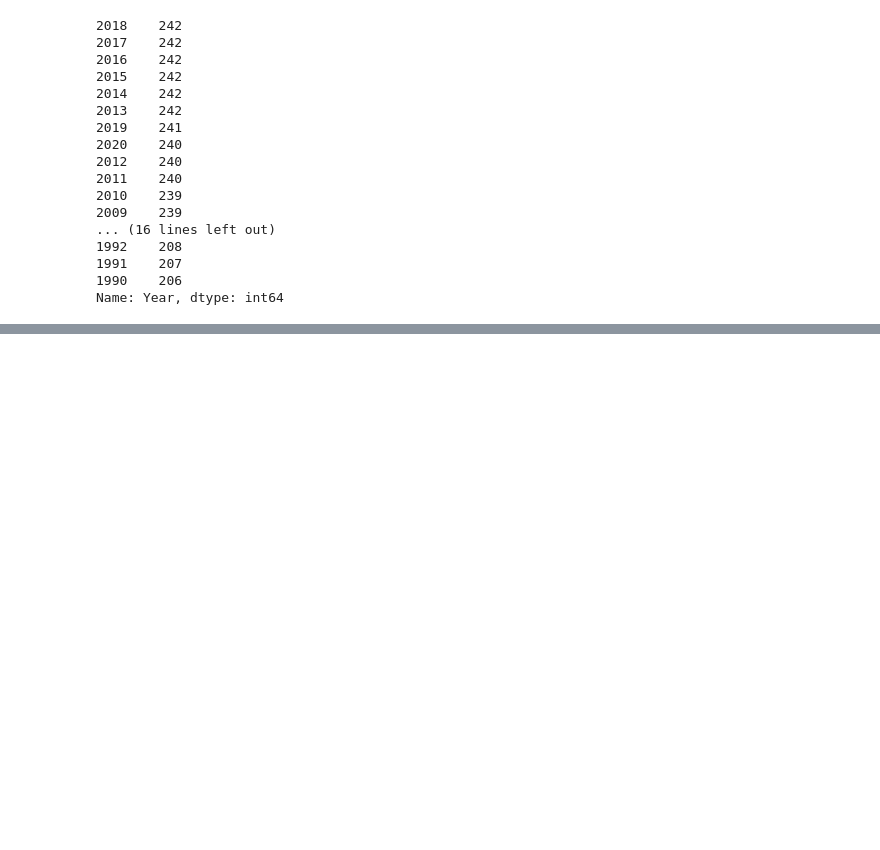
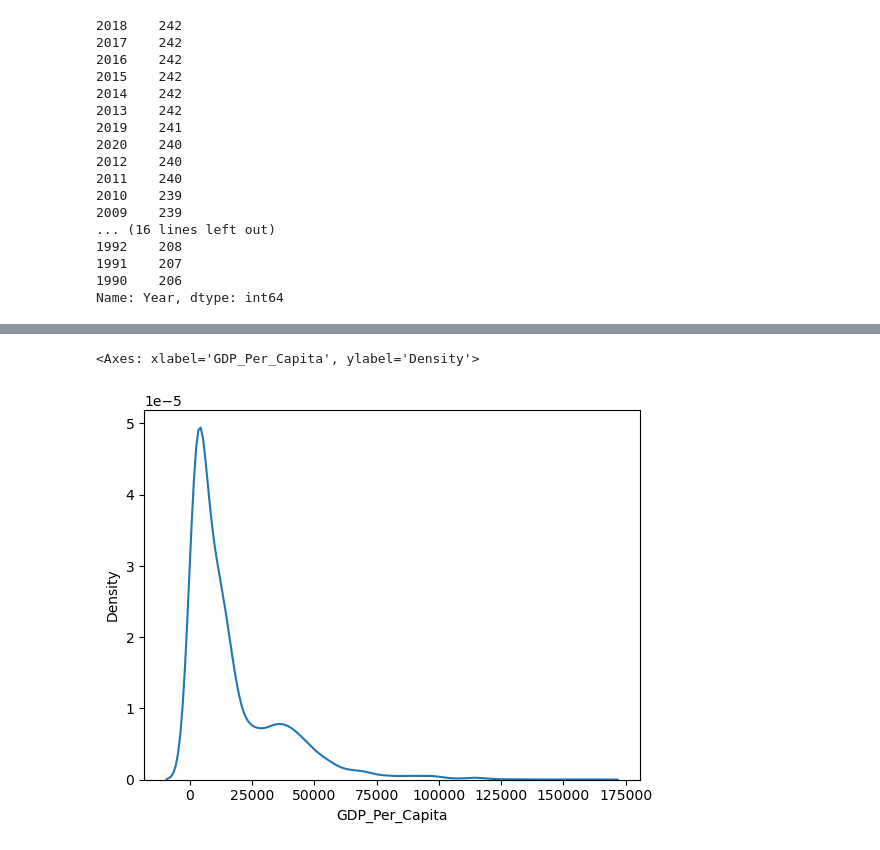
Before and after one commit to hunterfogg668/un_data-hunterfogg668, a Jupyter notebook: notebooks/un_code.ipynb, the cells around one changed output, grey strips where cells are left out. Drawn from its saved outputs; the diff is of its cells as text; code cells hidden in the pictures; blank space fills up the shorter version.

```diff
--- a/notebooks/un_code.ipynb
+++ b/notebooks/un_code.ipynb
@@ -88,0 +118,5 @@ Name: Year, dtype: int64
+# %%
+sns.kdeplot(gdp_df_2['GDP_Per_Capita'])
+# %% [output]
+<Axes: xlabel='GDP_Per_Capita', ylabel='Density'>
+[figure, added]
```
Also changed, not shown: parts of 49 cells of this notebook.
